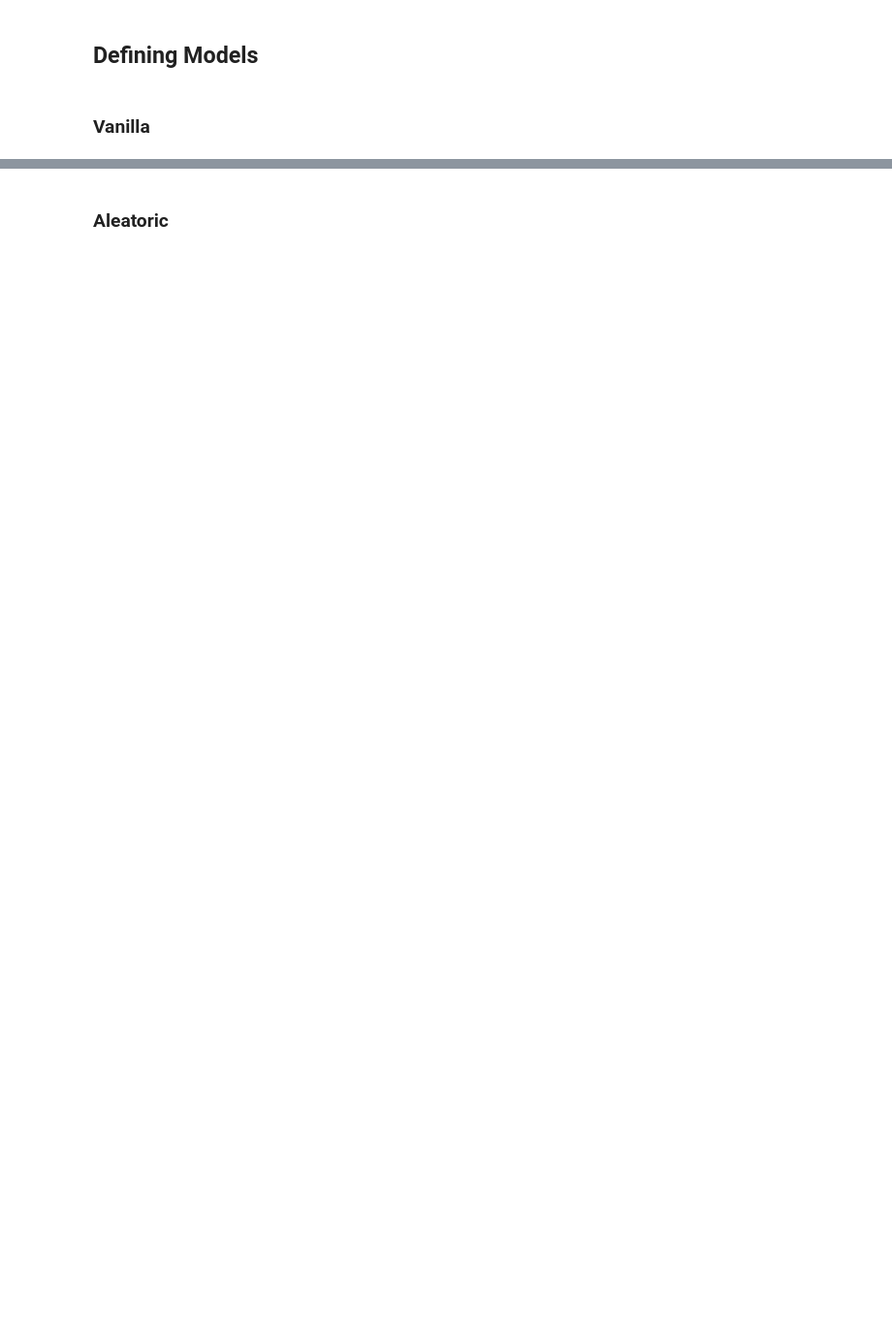
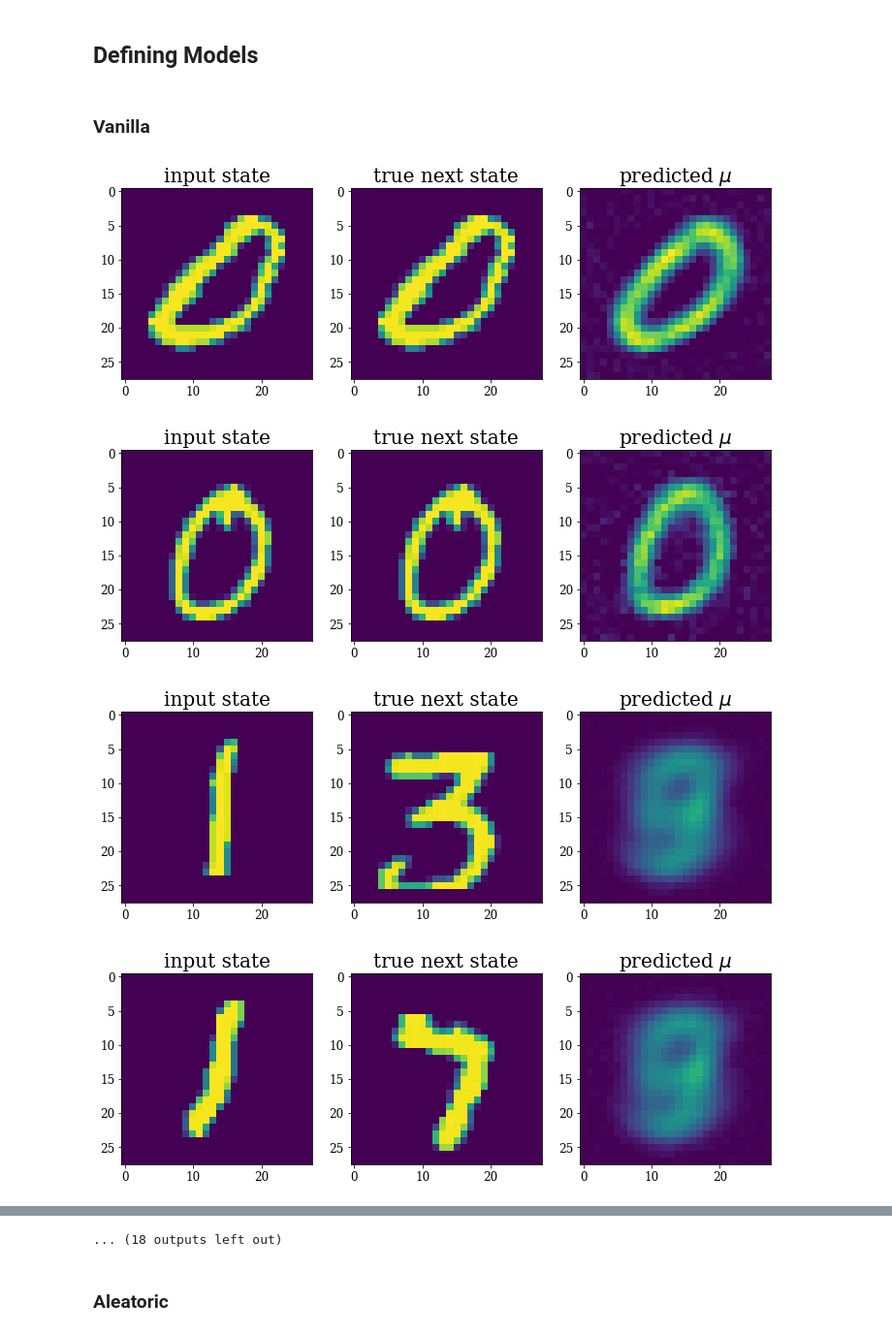
Before and after one commit to self-supervisor/Escaping-Stochastic-Traps-With-Aleatoric-Mapping-Agents, a Jupyter notebook: noisy_mnist/noisy_mnist_aleatoric_uncertainty.ipynb, the cells around one changed output, grey strips where cells are left out. Shown at 97% size. Cells and saved outputs as stored; diff of their text form; code cells hidden in the pictures; blank space fills up the shorter version.

```diff
--- a/noisy_mnist/noisy_mnist_aleatoric_uncertainty.ipynb
+++ b/noisy_mnist/noisy_mnist_aleatoric_uncertainty.ipynb
@@ -15,7 +15,7 @@ mndata = MNIST('data')
 x_train_data, y_train_data = mndata.load_training()
 x_test_data, y_test_data = mndata.load_testing()
 
-training_steps=50000
+training_steps=25000
 checkpoint_loss=1000
 device = torch.device('cuda' if torch.cuda.is_available() else 'cpu')
 print("device:", device)
@@ -150,7 +194,7 @@ class AleatoricNet(nn.Module):
 # %% [markdown]
 ### Vanilla ###
 # %%
-repeats = 1
+repeats = 3
 
 for repeat in range(repeats):
     model = Net().to(device)
@@ -202,30 +246,35 @@ for repeat in range(repeats):
         loss_1 = F.mse_loss(output, target)
         loss_buffer_1.append(loss_1)
         if update % checkpoint_loss == 0:
             loss_list_1.append(torch.mean(torch.stack(loss_buffer_1)).detach().cpu().numpy())
             loss_buffer_1 = []
 
     data, target = mnist_env.step()
     predictions = model(torch.from_numpy(data).float().to(device)/255)
 
     for i in range(10):
         w=10
         h=10
         fig=plt.figure(figsize=(12, 12))
         columns = 3
         rows = 1
         fig.add_subplot(rows, columns, 1)
         plt.imshow(data[i].reshape(28, 28)/255, vmin=0, vmax=1)
         plt.title("input state", fontsize=20)
 
         fig.add_subplot(rows, columns, 2)
         plt.imshow(target[i].reshape(28, 28)/255, vmin=0, vmax=1)
         plt.title("true next state", fontsize=20)
 
         fig.add_subplot(rows, columns, 3)
         plt.imshow(predictions[i].detach().cpu().numpy().reshape(28, 28), vmin=0, vmax=1)
         plt.title("predicted $\mu$", fontsize=20)
         plt.show()
 
     np.save("lost_list_0_" + str(repeat) + ".npy", loss_list_0)
     np.save("lost_list_1_" + str(repeat) + ".npy", loss_list_1)
+# %% [output]
+[figure, added]
+[figure, added]
+[figure, added]
+[figure, added]
@@ -232,3 +289,4 @@ for repeat in range(repeats):
+... (18 outputs left out)
 # %% [markdown]
 ### Aleatoric ###
 # %%
```
Also changed, not shown: parts of 10 cells of this notebook, 3 other files.
